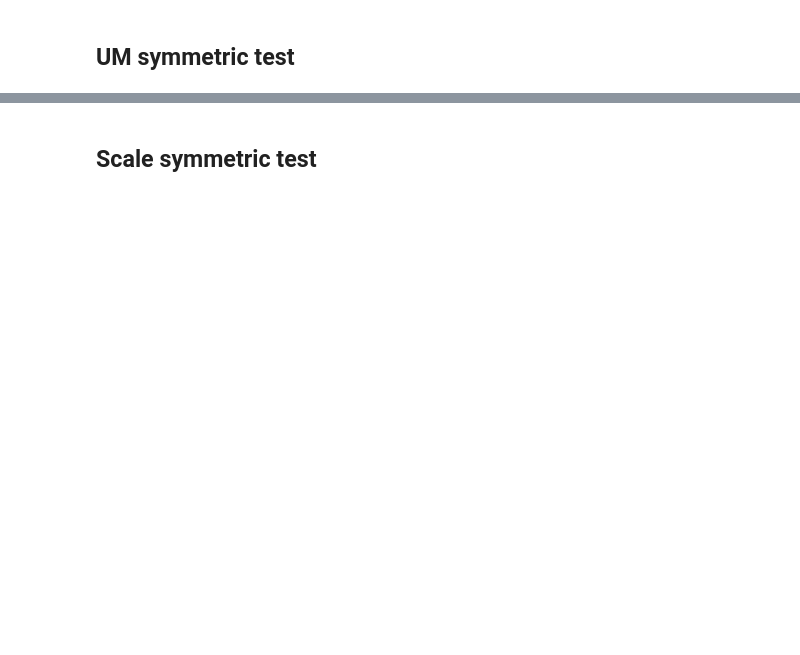
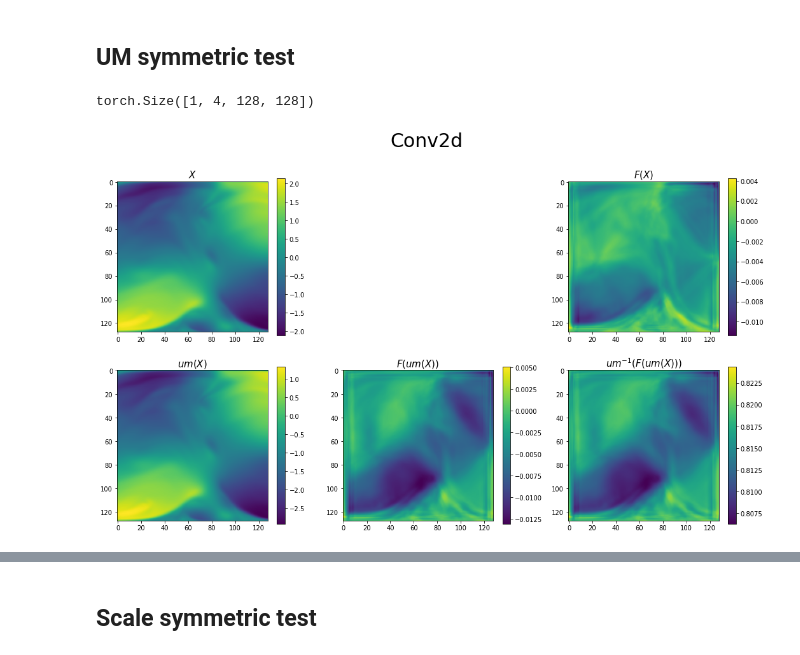
Before and after one commit to lizzij/Turbulence, a Jupyter notebook: Rot-UM-Scale/rot_um_scale.ipynb, the cells around one changed output, grey strips where cells are left out. Drawn from its saved outputs; the diff is of its cells as text; code cells hidden in the pictures; blank space fills up the shorter version.

```diff
--- a/Rot-UM-Scale/rot_um_scale.ipynb
+++ b/Rot-UM-Scale/rot_um_scale.ipynb
@@ -534,15 +507,3 @@ fig.savefig(img_direc + '/rot_um_conv2d_rot', bbox_inches='tight')
-# %%
-def uniform_motion(img, unit_vector):
-    return img + torch.FloatTensor(unit_vector).repeat(img.shape[1]//2, img.shape[-1]**2).view(img.shape)
-def sample_spherical(npoints, ndim=3):
-    vec = np.random.randn(ndim, npoints)
-    vec /= np.linalg.norm(vec, axis=0)
-    return vec
-um_vector = sample_spherical(1, 2)
-rot_um_xx = uniform_motion(rot_xx, um_vector)
-plt.imshow(rot_um_xx[0, direc].cpu().data.numpy())
-plt.title(r"$um(rot(X))$", size = 15)
-plt.colorbar()
 # %%
 def rmse(y, y_hat):
     """Compute root mean squared error"""
@@ -577,9 +541,9 @@ def uniform_motion(img, unit_vector):
 train_direc = "/global/cscratch1/sd/roseyu/Eliza/TF-net/Data/data_128/sample_"
 input_length = 2
 output_length = 3
-batch_size = 1
+batch_size = 4
 train_indices = list(range(0, 1))
-train_set = Dataset(train_indices, input_length, 40, output_length, train_direc, True)
+train_set = Dataset(train_indices, input_length, 40, output_length, train_direc)
 train_loader = data.DataLoader(train_set, batch_size = batch_size, shuffle = True)
 for xx, yy in train_loader:
     break
@@ -588,19 +552,23 @@ torch.manual_seed(10)
 um_vector = sample_spherical(1, 2)
 
 # model = Ani_layer(input_channels = 1, output_channels = 1, kernel_size = 7).to(device)
-model = rot_um_cnn(input_channels = 2, output_channels = 1, hidden_dim = 128, num_layers = 4, kernel_size = 7, activation = "tanh").to(device)
+model = rot_um_scale_cnn(input_channels = input_length*2, output_channels = 1, hidden_dim = 128, num_layers = 4, kernel_size = 7, activation = "tanh").to(device)
 
-um_xx = uniform_motion(xx, um_vector)
+um_xx = uniform_motion(xx.reshape(-1, 4, 128, 128), um_vector)
 
-um_xx_out = model(um_xx.to(device))
+blur_um_xx = blur_input(um_xx.reshape(-1, 2, 2, 128, 128))
+um_xx_out = model(blur_um_xx.to(device))
 
 xx_out_um = uniform_motion((um_xx_out).cpu(), -um_vector)
 # %%
-xx_out = model(xx.to(device))
+blur_xx = blur_input(xx.reshape(-1, 2, 2, 128, 128))
+xx_out = model(blur_xx.to(device))
+xx = xx.reshape(-1, 4, 128, 128)
 
-um_xx = uniform_motion(xx, um_vector)
+um_xx = uniform_motion(xx.reshape(-1, 4, 128, 128), um_vector)
 
-um_xx_out = model(um_xx.to(device))
+blur_um_xx = blur_input(um_xx.reshape(-1, 2, 2, 128, 128))
+um_xx_out = model(blur_um_xx.to(device))
 
 xx_out_um = uniform_motion((um_xx_out).cpu(), -um_vector)
 
@@ -608,33 +576,36 @@ direc = 0
 fig=plt.figure(figsize=(18, 10))
 plt.subplot(2, 3, 1)
 plt.imshow(xx[0,direc].cpu().data.numpy())
 plt.title(r"$X$", size = 15)
 plt.colorbar()
 
 plt.subplot(2, 3, 3)
 plt.imshow(xx_out[0,direc].cpu().data.numpy())
 plt.title(r"$F(X)$", size = 15)
 plt.colorbar()
 
 plt.subplot(2, 3, 4)
 plt.imshow(um_xx[0, direc].cpu().data.numpy())
 plt.title(r"$um(X)$", size = 15)
 plt.colorbar()
 
 plt.subplot(2, 3, 5)
 plt.imshow(um_xx_out[0,direc].cpu().data.numpy())
 plt.title(r"$F(um(X))$", size = 15)
 plt.colorbar()
 
 plt.subplot(2, 3, 6)
 plt.imshow(xx_out_um[0, direc].cpu().data.numpy())
 plt.title(r"$um^{-1}(F(um(X)))$", size = 15)
 plt.colorbar()
 
 plt.suptitle("Conv2d", size = 30)
 
 plt.show()
 fig.savefig(img_direc + '/rot_um_conv2d_um', bbox_inches='tight')
+# %% [output]
+torch.Size([1, 4, 128, 128])
+[figure, added]
 # %%
 def rmse(y, y_hat):
     """Compute root mean squared error"""
```
Also changed, not shown: parts of 23 cells of this notebook, 22 other files.
